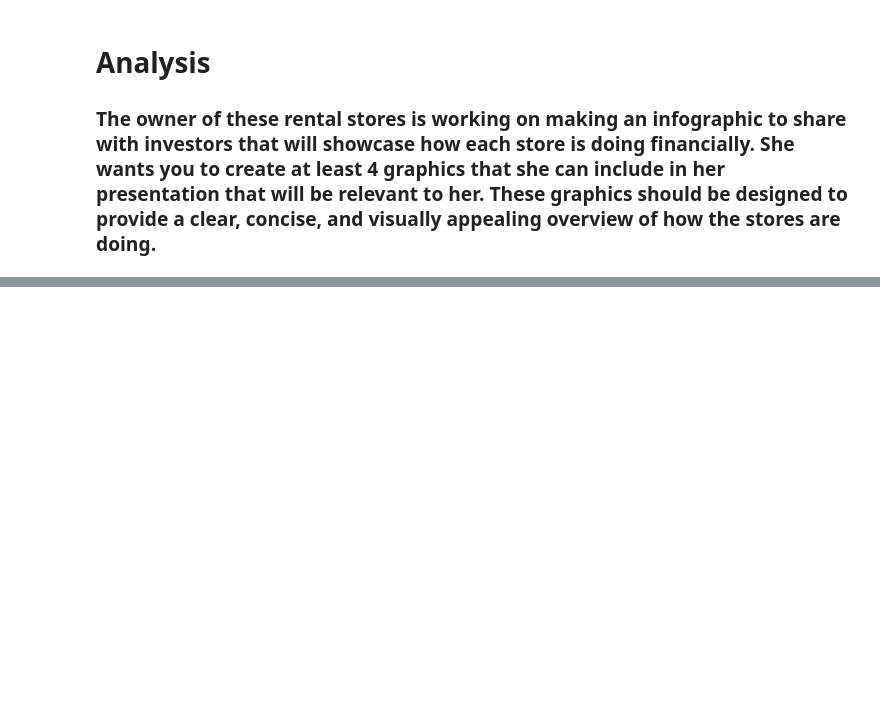
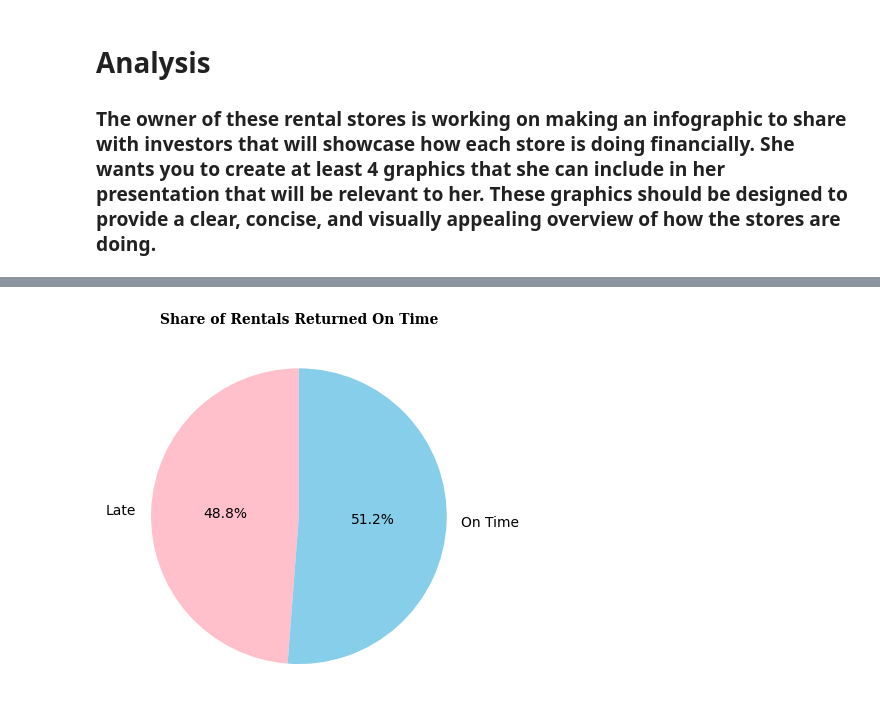
Before and after one commit to York-Solutions-B2E/andrew-kane-pagila-assignment, a Jupyter notebook: SQL-queries.ipynb, the cells around one changed output, grey strips where cells are left out. Drawn from its saved outputs; the diff is of its cells as text; code cells hidden in the pictures; blank space fills up the shorter version.

Commit message:
first two analysis visuals

```diff
--- a/SQL-queries.ipynb
+++ b/SQL-queries.ipynb
@@ -378,0 +401,34 @@ plt.show()
+# %%
+# 2. Proportion of rentals returned on time
+query15= """
+WITH pct_late_rentals AS (
+    SELECT
+		rental.rental_id,
+        rental.rental_date AS red, -- timestamp w/ time zone
+        rental.return_date AS rtd, -- timestamp w/ time zone
+        film.rental_duration AS days -- int, days
+    FROM
+        rental
+        JOIN inventory ON rental.inventory_id = inventory.inventory_id
+        JOIN film ON inventory.film_id = film.film_id
+)
+SELECT
+    COUNT(CASE WHEN plr.red + (plr.days || ' days')::interval > plr.rtd THEN 1 END) AS late_true_count,
+    COUNT(CASE WHEN plr.red + (plr.days || ' days')::interval <= plr.rtd THEN 1 END) AS late_false_count
+FROM
+    pct_late_rentals plr;
+"""
+
+cursor.execute(query15)
+result15 = cursor.fetchall()
+
+df15 = pd.DataFrame(result15)
+
+late = int([row[0] for i, row in df15.iterrows()][0])
+on_time = int([row[1] for i, row in df15.iterrows()][0])
+
+plt.pie([late, on_time], labels = ["Late", "On Time"], autopct='%.1f%%', startangle=90, pctdistance=0.5, colors=('pink', 'skyblue'))
+plt.title("Share of Rentals Returned On Time", font='serif', weight='heavy')
+plt.show()
+# %% [output]
+[figure, added]
```
Also changed, not shown: parts of 1 cell of this notebook.
